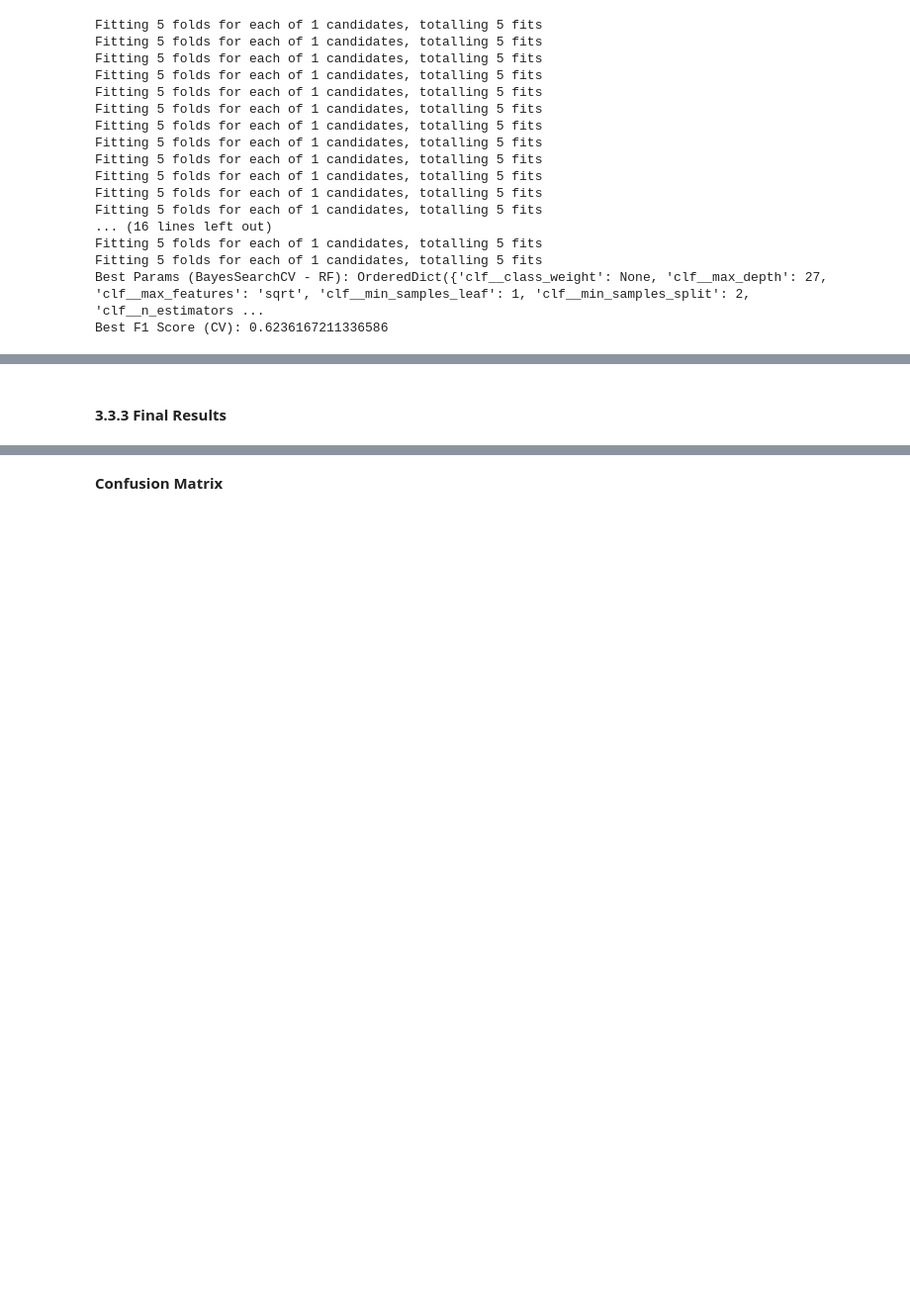
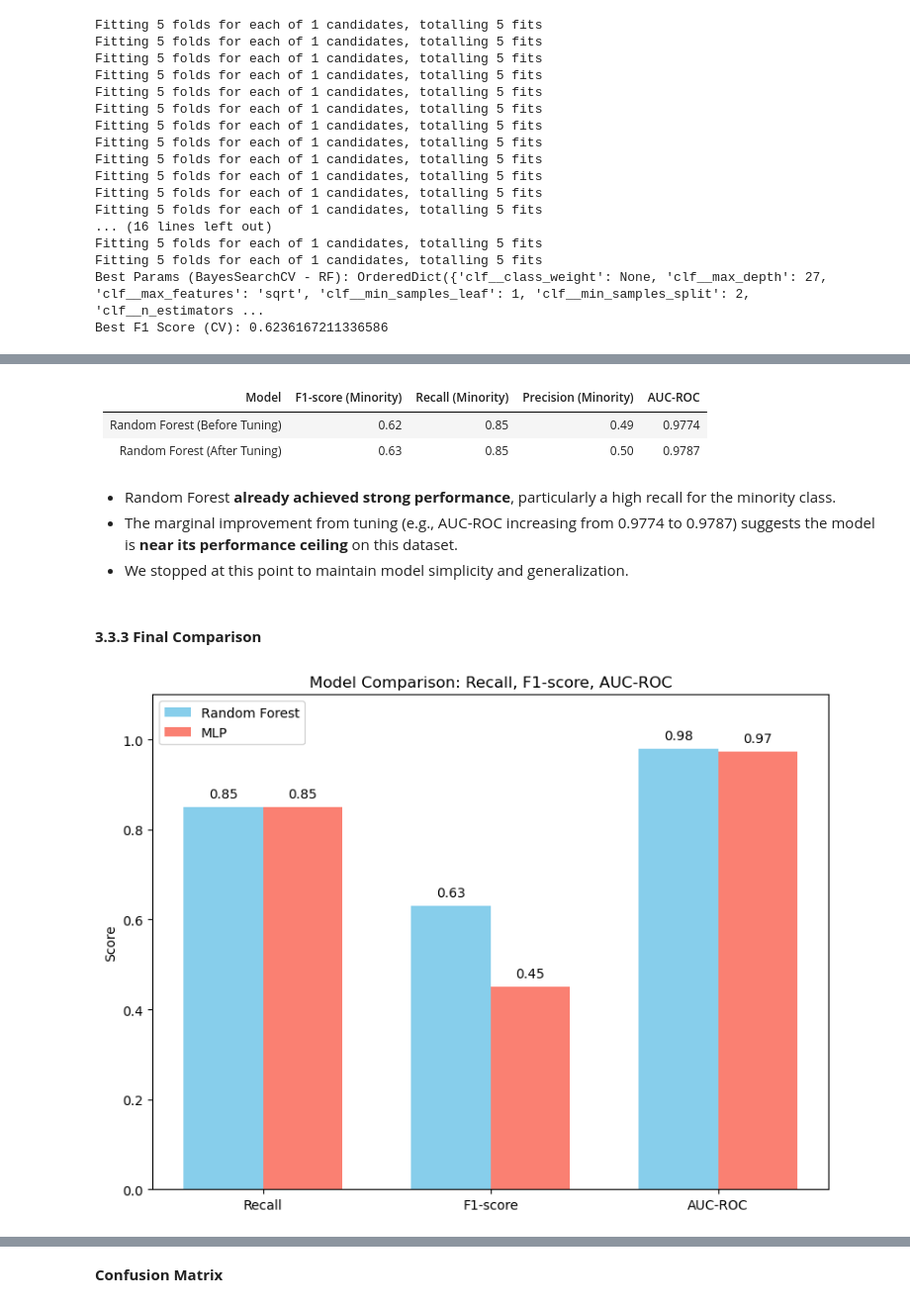
Before and after one commit to Geethika2506/Machine-Learning-final-project, a Jupyter notebook: Final_project.ipynb, the cells around one changed output, grey strips where cells are left out. Shown at 99% size. Drawn from its saved outputs; the diff is of its cells as text; code cells hidden in the pictures; blank space fills up the shorter version.

Commit message:
Final comparison done

```diff
--- a/Final_project.ipynb
+++ b/Final_project.ipynb
@@ -1110,2 +1156,45 @@ Best F1 Score (CV): 0.6236167211336586
+# %% [markdown]
+| Model                      | F1-score (Minority) | Recall (Minority) | Precision (Minority) | AUC-ROC |
+|---------------------------|---------------------|-------------------|-----------------------|---------|
+| Random Forest (Before Tuning) | 0.62                | 0.85              | 0.49                  | 0.9774  |
+| Random Forest (After Tuning)  | 0.63                | 0.85              | 0.50                  | 0.9787  |
+# %% [markdown]
+- Random Forest **already achieved strong performance**, particularly a high recall for the minority class.
+- The marginal improvement from tuning (e.g., AUC-ROC increasing from 0.9774 to 0.9787) suggests the model is **near its performance ceiling** on this dataset.
+- We stopped at this point to maintain model simplicity and generalization.
 # %% [markdown]
-#### **3.3.3 Final Results**
+#### **3.3.3 Final Comparison**
+# %%
+metrics = ['Recall', 'F1-score', 'AUC-ROC']
+rf_scores = [0.85, 0.63, 0.9787]   # Random Forest
+mlp_scores = [0.85, 0.45, 0.9733]  # MLP
+
+x = np.arange(len(metrics))
+width = 0.35
+
+fig, ax = plt.subplots(figsize=(8, 6))
+bars1 = ax.bar(x - width/2, rf_scores, width, label='Random Forest', color='skyblue')
+bars2 = ax.bar(x + width/2, mlp_scores, width, label='MLP', color='salmon')
+
+def add_labels(bars):
+    for bar in bars:
+        height = bar.get_height()
+        ax.annotate(f'{height:.2f}',
+                    xy=(bar.get_x() + bar.get_width() / 2, height),
+                    xytext=(0, 5),
+                    textcoords="offset points",
+                    ha='center', va='bottom', fontsize=10)
+
+add_labels(bars1)
+add_labels(bars2)
+
+ax.set_ylabel('Score')
+ax.set_title('Model Comparison: Recall, F1-score, AUC-ROC')
+ax.set_xticks(x)
+ax.set_xticklabels(metrics)
+ax.set_ylim(0, 1.1)
+ax.legend()
+plt.tight_layout()
+plt.show()
+# %% [output]
+[figure, added]
```
Also changed, not shown: parts of 20 cells of this notebook.
